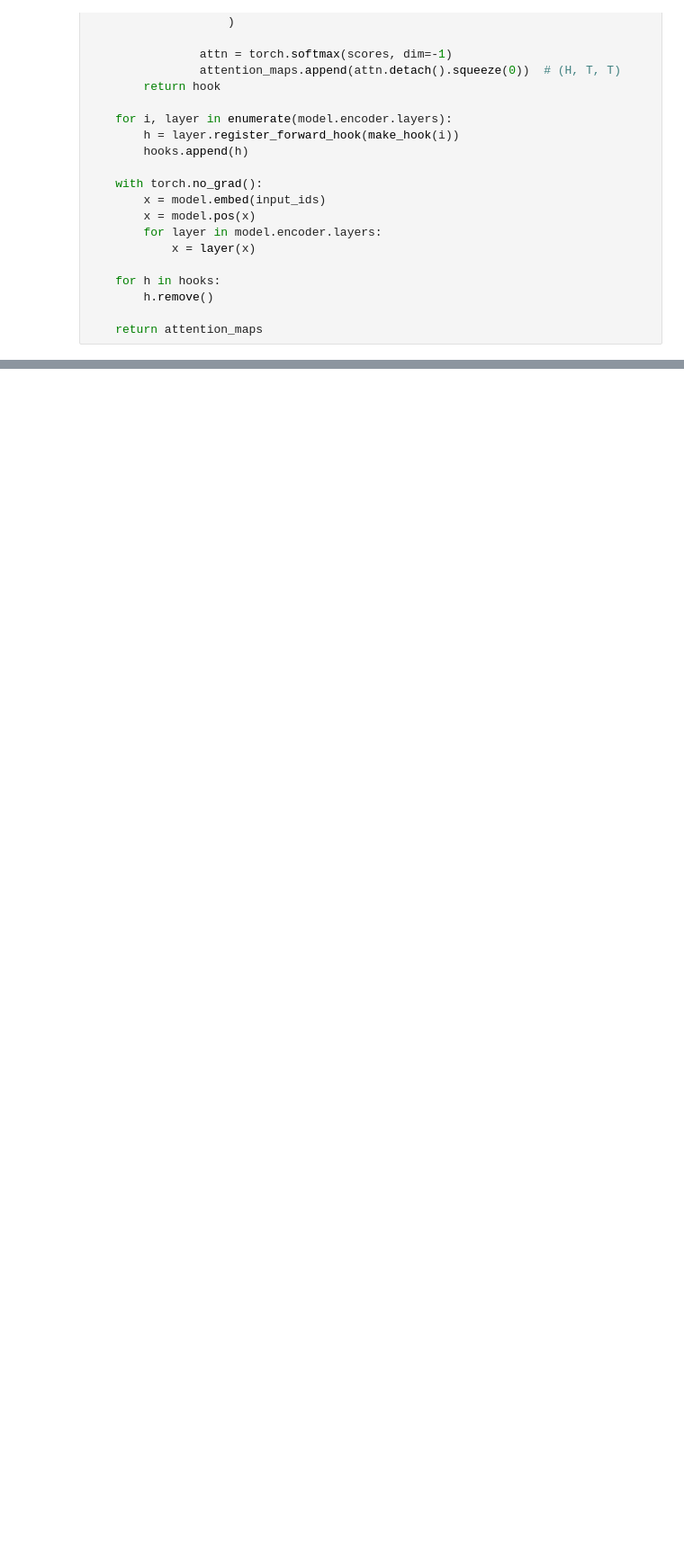
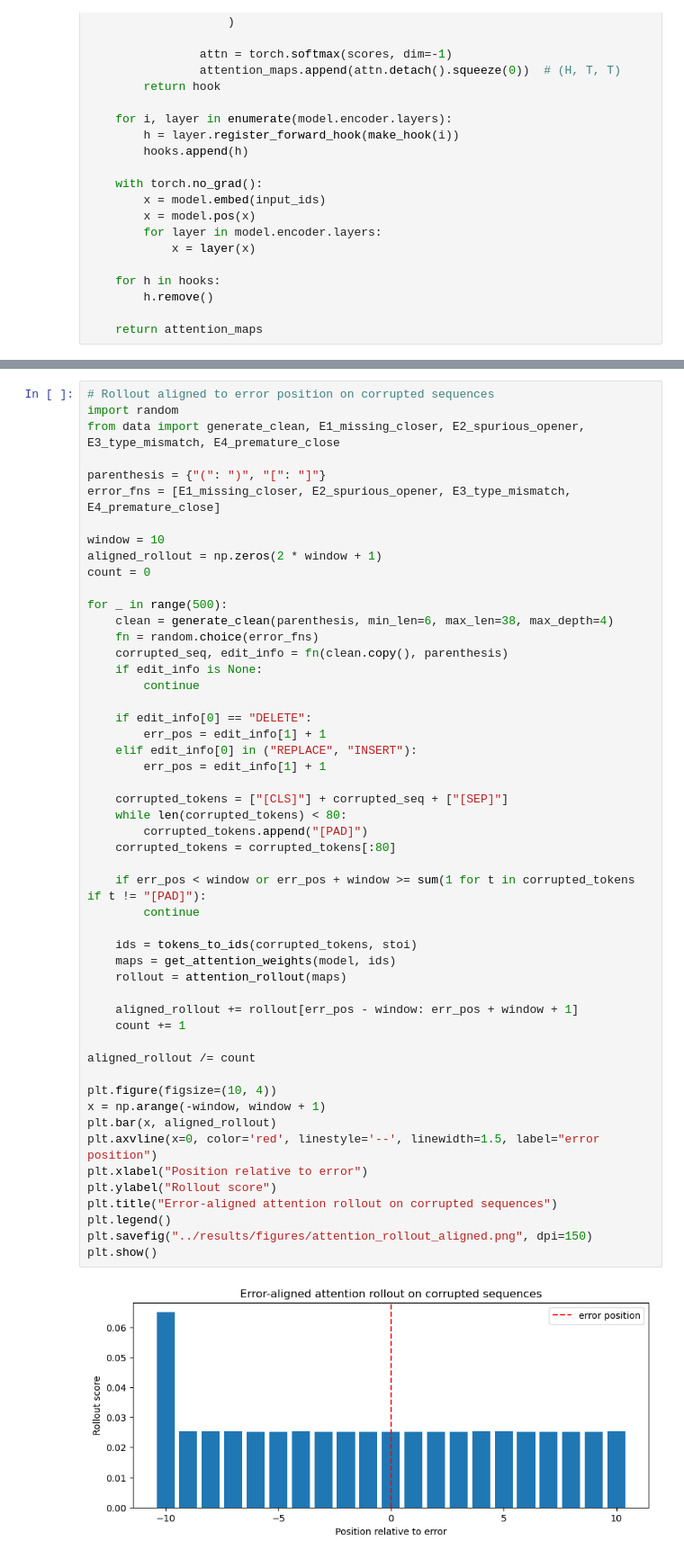
Before and after one commit to sara-graca/dyck-language-transformer, a Jupyter notebook: notebooks/attention_analysis.ipynb, the cells around one changed output, grey strips where cells are left out. Shown at 90% size. Cells and saved outputs as stored; diff of their text form; blank space fills up the shorter version.

```diff
--- a/notebooks/attention_analysis.ipynb
+++ b/notebooks/attention_analysis.ipynb
@@ -366,0 +422,53 @@ plt.show()
+# %%
+# Rollout aligned to error position on corrupted sequences
+import random
+from data import generate_clean, E1_missing_closer, E2_spurious_opener, E3_type_mismatch, E4_premature_close
+
+parenthesis = {"(": ")", "[": "]"}
+error_fns = [E1_missing_closer, E2_spurious_opener, E3_type_mismatch, E4_premature_close]
+
+window = 10
+aligned_rollout = np.zeros(2 * window + 1)
+count = 0
+
+for _ in range(500):
+    clean = generate_clean(parenthesis, min_len=6, max_len=38, max_depth=4)
+    fn = random.choice(error_fns)
+    corrupted_seq, edit_info = fn(clean.copy(), parenthesis)
+    if edit_info is None:
+        continue
+
+    if edit_info[0] == "DELETE":
+        err_pos = edit_info[1] + 1
+    elif edit_info[0] in ("REPLACE", "INSERT"):
+        err_pos = edit_info[1] + 1
+
+    corrupted_tokens = ["[CLS]"] + corrupted_seq + ["[SEP]"]
+    while len(corrupted_tokens) < 80:
+        corrupted_tokens.append("[PAD]")
+    corrupted_tokens = corrupted_tokens[:80]
+
+    if err_pos < window or err_pos + window >= sum(1 for t in corrupted_tokens if t != "[PAD]"):
+        continue
+
+    ids = tokens_to_ids(corrupted_tokens, stoi)
+    maps = get_attention_weights(model, ids)
+    rollout = attention_rollout(maps)
+
+    aligned_rollout += rollout[err_pos - window: err_pos + window + 1]
+    count += 1
+
+aligned_rollout /= count
+
+plt.figure(figsize=(10, 4))
+x = np.arange(-window, window + 1)
+plt.bar(x, aligned_rollout)
+plt.axvline(x=0, color='red', linestyle='--', linewidth=1.5, label="error position")
+plt.xlabel("Position relative to error")
+plt.ylabel("Rollout score")
+plt.title("Error-aligned attention rollout on corrupted sequences")
+plt.legend()
+plt.savefig("../results/figures/attention_rollout_aligned.png", dpi=150)
+plt.show()
+# %% [output]
+[figure, added]
```
Also changed, not shown: parts of 9 cells of this notebook, 3 other files.
